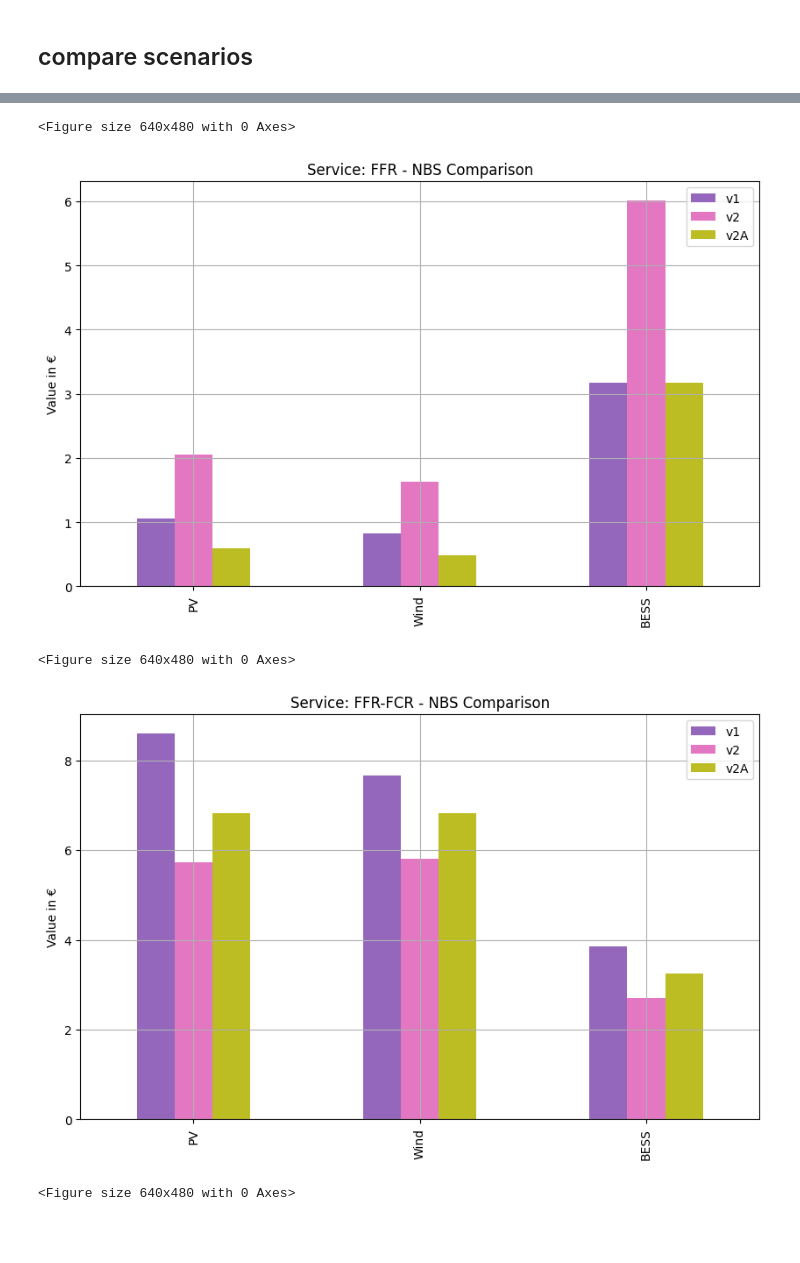
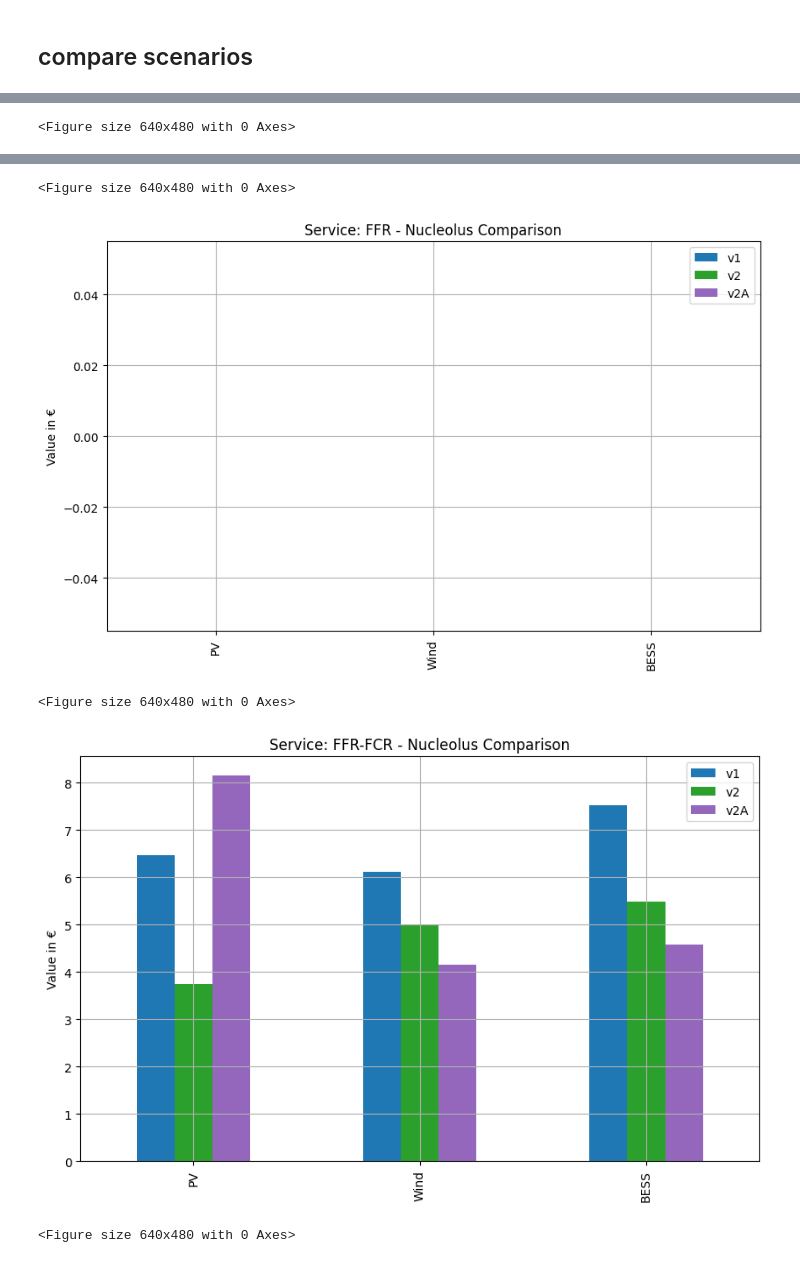
Before and after one commit to cvonholly/dvpp_reward_mechanism, a Jupyter notebook: visualize.ipynb, the cells around one changed output, grey strips where cells are left out. Saved outputs shown, nothing was run; the diff lists cells and outputs as text; code cells hidden in the pictures; blank space fills up the shorter version.

Commit message:
update figures

```diff
--- a/visualize.ipynb
+++ b/visualize.ipynb
@@ -605,19 +445,19 @@ Game is not convex: frozenset({'PV'}), frozenset({'Wind'})
 # %%
-# shapley
+# NBS
 dfs = [df_v1, df_v2, df_v2A]
 cases = ['v1', 'v2', 'v2A']
 names = [x[0] for x in df_v1.columns if len(x)==1]
 # get new colors
-colors = plt.cm.tab20(np.linspace(.4, 1, len(cases)))
+colors = plt.cm.tab20(np.linspace(0, .4, len(cases)))
 # plot to compare shapely value
 for service in df_v1.index.get_level_values(0).unique():
     plt.figure()
     df_final = pd.DataFrame(0, index=names, columns=cases, dtype=float)
     for i, df in enumerate(dfs):
-        df_plot = df.loc[service].loc['shapley'].dropna().astype(float)
+        df_plot = df.loc[service].loc['nbs'].dropna().astype(float)
         df_final.loc[:, cases[i]] = df_plot.values
     ax = df_final.plot(kind='bar', figsize=(10, 6),
-                    title=f'Service: {service} - Shapley Value Comparison', ylabel='Value in €',
+                    title=f'Service: {service} - NBS Comparison', ylabel='Value in €',
                     color=colors)
     plt.grid()
 # %% [output]
@@ -632,19 +474,21 @@ for service in df_v1.index.get_level_values(0).unique():
 # %%
-# compare NBS
+# compare Nucleolus
 dfs = [df_v1, df_v2, df_v2A]
 cases = ['v1', 'v2', 'v2A']
 names = [x[0] for x in df_v1.columns if len(x)==1]
-# get new colors
-colors = plt.cm.tab20(np.linspace(.4, .8, len(cases)))
 # plot to compare shapely value
 for service in df_v1.index.get_level_values(0).unique():
     plt.figure()
     df_final = pd.DataFrame(0, index=names, columns=cases, dtype=float)
     for i, df in enumerate(dfs):
-        df_plot = df.loc[service].loc['nbs'].dropna().astype(float)
-        df_final.loc[:, cases[i]] = df_plot.values
+        try:
+            df_plot = df.loc[service].loc['0. nucleolus'].dropna().astype(float)
+            df_final.loc[:, cases[i]] = df_plot.values
+        except Exception as e:
+            print(f"Could not plot nucleolus for {service} in case {cases[i]}: {e}")
+            continue
     ax = df_final.plot(kind='bar', figsize=(10, 6),
-                    title=f'Service: {service} - NBS Comparison', ylabel='Value in €',
+                    title=f'Service: {service} - Nucleolus Comparison', ylabel='Value in €',
                     color=colors)
     plt.grid()
 # %% [output]
@@ -651,0 +499 @@ for service in df_v1.index.get_level_values(0).unique():
+<Figure size 640x480 with 0 Axes>
@@ -653,5 +501,5 @@ for service in df_v1.index.get_level_values(0).unique():
-<Figure size 640x480 with 0 Axes>
+<Figure size 640x480 with 0 Axes>
-[figure, old version]
+[figure, new version]
-<Figure size 640x480 with 0 Axes>
+<Figure size 640x480 with 0 Axes>
-[figure, old version]
+[figure, new version]
-<Figure size 640x480 with 0 Axes>
+<Figure size 640x480 with 0 Axes>
```
Also changed, not shown: parts of 19 cells of this notebook, 1 other file.
